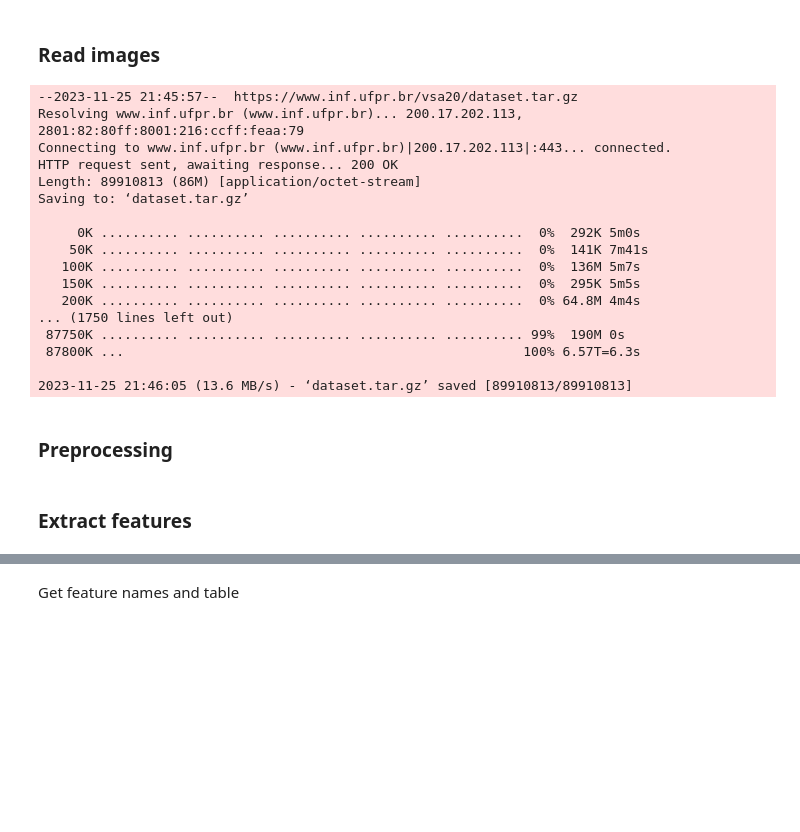
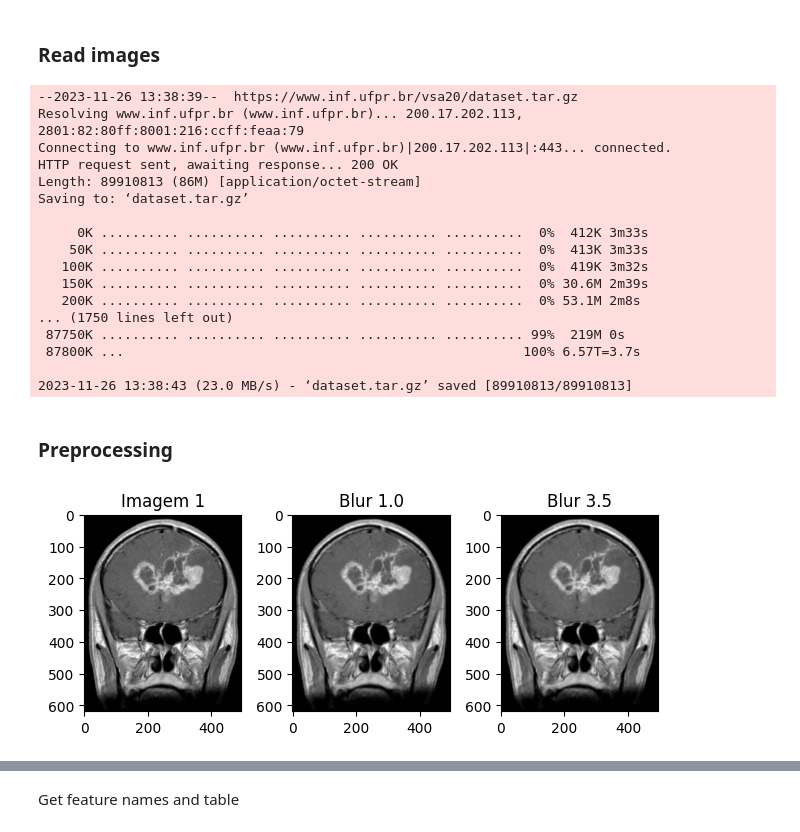
Before and after one commit to vitoriastavis/ufpr-bioinspired-computing, a Jupyter notebook: trabalho3.ipynb, the cells around one changed output, grey strips where cells are left out. Saved outputs shown, nothing was run; the diff lists cells and outputs as text; code cells hidden in the pictures; blank space fills up the shorter version.

```diff
--- a/trabalho3.ipynb
+++ b/trabalho3.ipynb
@@ -70,22 +70,23 @@ def read_images(input_path):
 # %%
 %%bash
 wget https://www.inf.ufpr.br/vsa20/dataset.tar.gz
-tar -xf /content/dataset.tar.gz
+#curl -0 https://www.inf.ufpr.br/vsa20/dataset.tar.gz
+#tar -xf /content/dataset.tar.gz
 # %% [output]
---2023-11-25 21:45:57--  https://www.inf.ufpr.br/vsa20/dataset.tar.gz
+--2023-11-26 13:38:39--  https://www.inf.ufpr.br/vsa20/dataset.tar.gz
 Resolving www.inf.ufpr.br (www.inf.ufpr.br)... 200.17.202.113, 2801:82:80ff:8001:216:ccff:feaa:79
 Connecting to www.inf.ufpr.br (www.inf.ufpr.br)|200.17.202.113|:443... connected.
 HTTP request sent, awaiting response... 200 OK
 Length: 89910813 (86M) [application/octet-stream]
 Saving to: ‘dataset.tar.gz’
 
-     0K .......... .......... .......... .......... ..........  0%  292K 5m0s
-    50K .......... .......... .......... .......... ..........  0%  141K 7m41s
-   100K .......... .......... .......... .......... ..........  0%  136M 5m7s
-   150K .......... .......... .......... .......... ..........  0%  295K 5m5s
-   200K .......... .......... .......... .......... ..........  0% 64.8M 4m4s
+     0K .......... .......... .......... .......... ..........  0%  412K 3m33s
+    50K .......... .......... .......... .......... ..........  0%  413K 3m33s
+   100K .......... .......... .......... .......... ..........  0%  419K 3m32s
+   150K .......... .......... .......... .......... ..........  0% 30.6M 2m39s
+   200K .......... .......... .......... .......... ..........  0% 53.1M 2m8s
 ... (1750 lines left out)
- 87750K .......... .......... .......... .......... .......... 99%  190M 0s
- 87800K ...                                                   100% 6.57T=6.3s
+ 87750K .......... .......... .......... .......... .......... 99%  219M 0s
+ 87800K ...                                                   100% 6.57T=3.7s
 
-2023-11-25 21:46:05 (13.6 MB/s) - ‘dataset.tar.gz’ saved [89910813/89910813]
+2023-11-26 13:38:43 (23.0 MB/s) - ‘dataset.tar.gz’ saved [89910813/89910813]
@@ -92,5 +95,31 @@ Saving to: ‘dataset.tar.gz’
 # %% [markdown]
 ### Preprocessing
+# %%
+""" Testing filters """
+
+image = cv.imread('/content/dataset/test/glioma_tumor/image(1).jpg', cv.IMREAD_GRAYSCALE)
+norm_image = cv.normalize(image, None, 0, 255, cv.NORM_MINMAX, dtype=cv.CV_32F)
+blur_image = cv.GaussianBlur(norm_image, (0, 0), 1.0)
+blur_image2 = cv.GaussianBlur(norm_image, (0, 0), 3.5)
+
+plt.subplot(1, 3, 1)
+plt.imshow(image, cmap='gray')
+plt.title('Imagem 1')
+
+plt.subplot(1, 3, 2)
+plt.imshow(blur_image, cmap='gray')
+plt.title('Blur 1.0')
+
+plt.subplot(1, 3, 3)
+plt.imshow(blur_image, cmap='gray')
+plt.title('Blur 3.5')
+
+# Ajustar o layout para evitar sobreposições
+plt.tight_layout()
+
+plt.show()
+# %% [output]
+[figure, added]
 # %%
 def preprocessing(images_data):
 
@@ -104,4 +135,2 @@ def preprocessing(images_data):
 
     return images_data
-# %% [markdown]
-### Extract features
```
Also changed, not shown: parts of 26 cells of this notebook.
